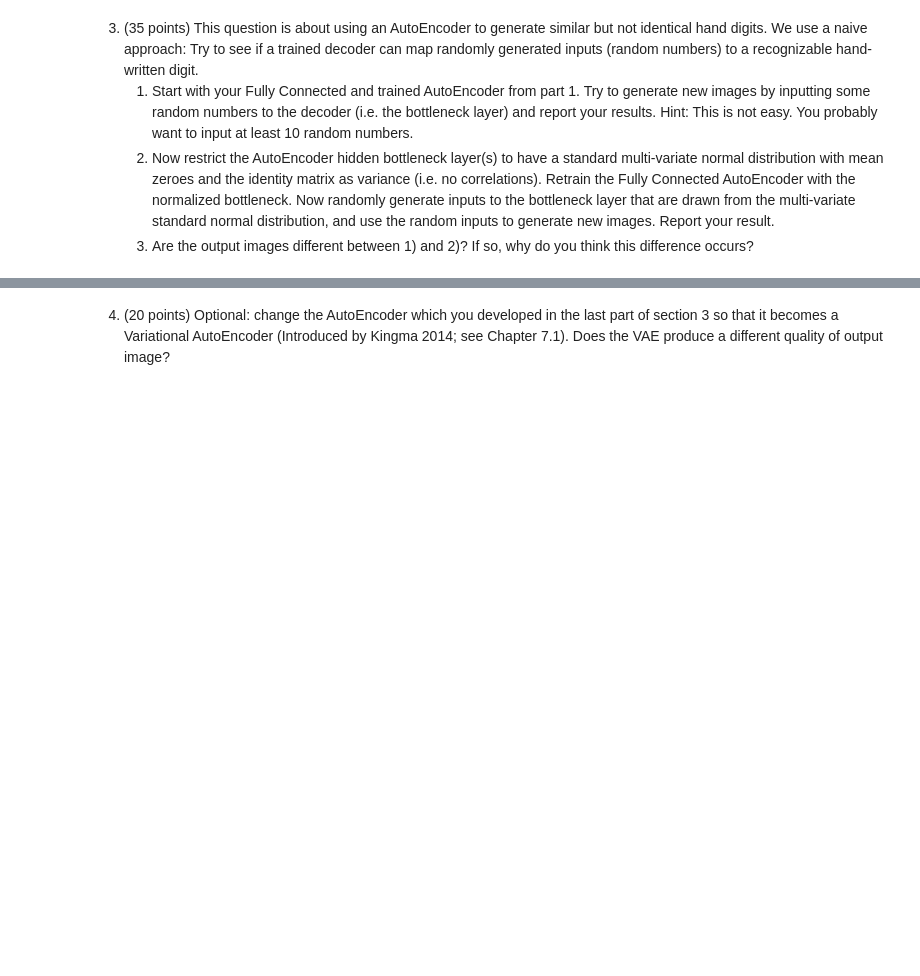
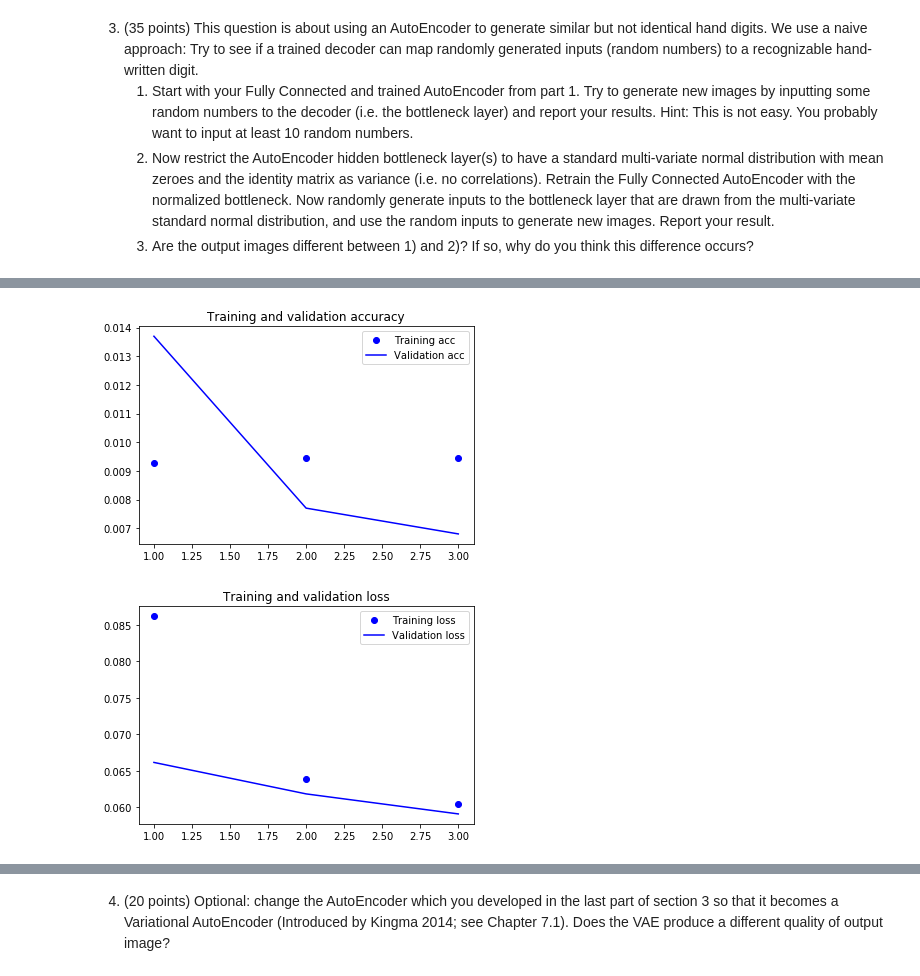
Before and after one commit to lpan18/deep-learning, a Jupyter notebook: Assign4/four.ipynb, the cells around one changed output, grey strips where cells are left out. Cells and saved outputs as stored; diff of their text form; code cells hidden in the pictures; blank space fills up the shorter version.

```diff
--- a/Assign4/four.ipynb
+++ b/Assign4/four.ipynb
@@ -247,0 +428,19 @@ plt.show()
+# %%
+# Training
+result_root_folder = 'fc_norm_autoencoder'
+checkpointer = ModelCheckpoint(
+        filepath=result_root_folder+'/epoch-{epoch:02d}-accu-{val_accuracy:.4f}.hdf5',
+        monitor='val_accuracy',
+        verbose=1,
+        save_best_only=True, mode='auto', period=10)
+logfile = CSVLogger(result_root_folder+'/train.log', append=False, separator=',')
+# adam = keras.optimizers.Adam(lr=0.001)
+fc_norm_autoencoder.compile(optimizer='adam', loss='mean_squared_error', metrics=['accuracy'])
+history = fc_norm_autoencoder.fit(x_train, x_train,
+        batch_size=256,
+        epochs=3,#50,
+        verbose=1,
+        callbacks=[checkpointer, logfile],
+        shuffle=True,
+        validation_data=(x_test, x_test),
+        workers=4)
@@ -247,0 +455,21 @@ plt.show()
+# %%
+# Displaying curves of loss and accuracy
+acc = history.history['accuracy']
+val_acc = history.history['val_accuracy']
+loss = history.history['loss']
+val_loss = history.history['val_loss']
+epochs = range(1, len(acc) + 1)
+plt.plot(epochs, acc, 'bo', label='Training acc')
+plt.plot(epochs, val_acc, 'b', label='Validation acc')
+plt.title('Training and validation accuracy')
+plt.legend()
+plt.savefig(result_root_folder+'/accuracy.png')
+plt.figure()
+plt.plot(epochs, loss, 'bo', label='Training loss')
+plt.plot(epochs, val_loss, 'b', label='Validation loss')
+plt.title('Training and validation loss')
+plt.legend()
+plt.savefig(result_root_folder+'/loss.png')
+# %% [output]
+[figure, added]
+[figure, added]
```
Also changed, not shown: parts of 23 cells of this notebook.
